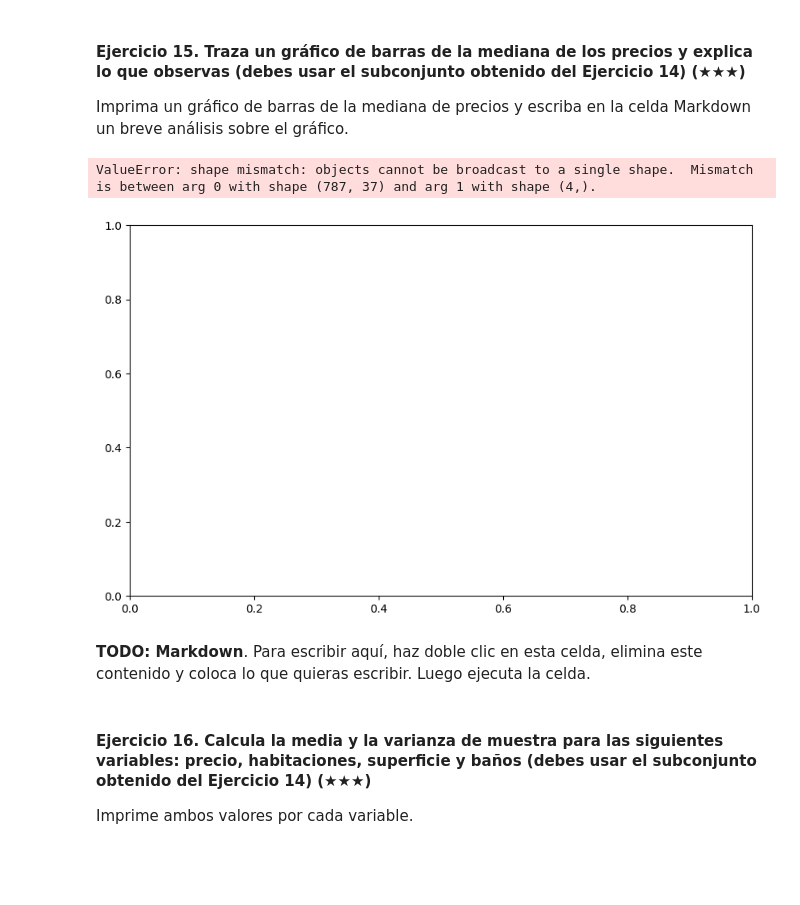
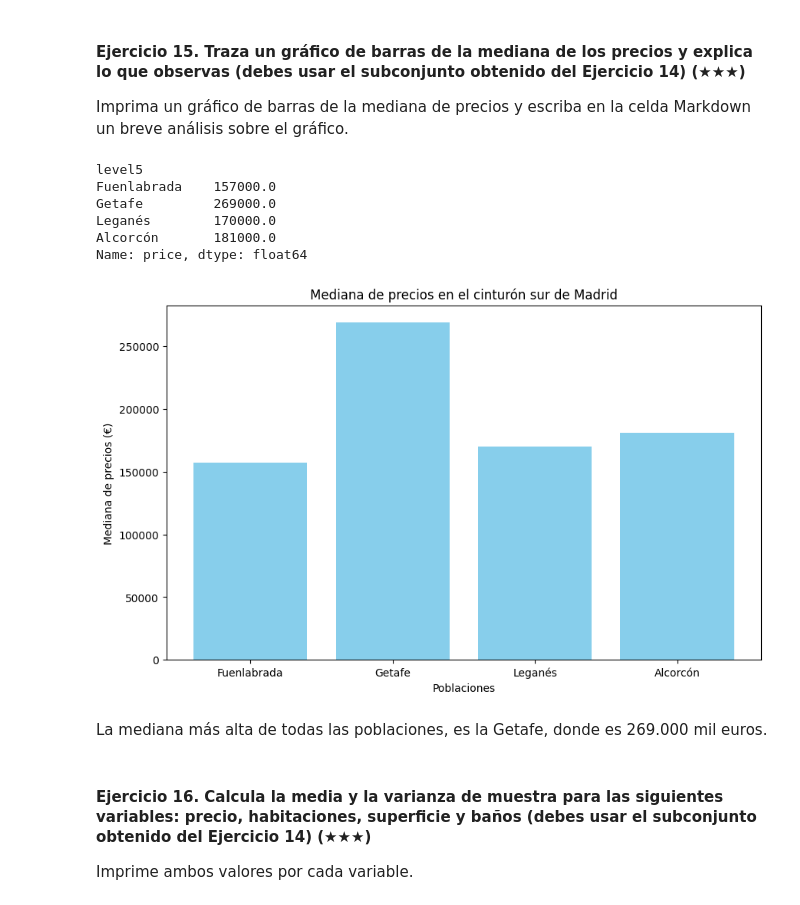
Before and after one commit to emecezeta/realestate-datacleanup-exercise, a Jupyter notebook: project.es.ipynb, the cells around one changed output. Cells and saved outputs as stored; diff of their text form; code cells hidden in the pictures; blank space fills up the shorter version.

```diff
--- a/project.es.ipynb
+++ b/project.es.ipynb
@@ -283,7 +283,7 @@ Name: Unnamed: 0, Length: 168, dtype: int64
 Pista: Filtra el DataFrame original usando la columna `level5` y la función `isin`.
 # %%
 subconjunto =['Fuenlabrada', 'Getafe', 'Leganés','Alcorcón']
-cinturon_sur = df[df['level5'].isin(subconjunto)]
+cinturon_sur = df[df['level5'].isin(subconjunto)].copy()
 (cinturon_sur)
 # %% [output]
 |  | Unnamed: 0 | id_realEstates | isNew | realEstate_name | phone_realEstate | url_inmueble | rooms | ... |
@@ -304,15 +304,25 @@ cinturon_sur = df[df['level5'].isin(subconjunto)]
 
 Imprima un gráfico de barras de la mediana de precios y escriba en la celda Markdown un breve análisis sobre el gráfico.
 # %%
-median = cinturon_sur.groupby('level5')['price'].median()
+median =cinturon_sur.groupby('level5')['price'].median().reindex(subconjunto)
+print(median)
+
 plt.figure(figsize=(10,6))
-plt.bar(cinturon_sur,median, color='skyblue', width=0.7)
+plt.bar(subconjunto, median, color='skyblue', width=0.8)
+plt.title('Mediana de precios en el cinturón sur de Madrid')
+plt.xlabel('Poblaciones')
+plt.ylabel('Mediana de precios (€)')
 plt.show()
 # %% [output]
-ValueError: shape mismatch: objects cannot be broadcast to a single shape.  Mismatch is between arg 0 with shape (787, 37) and arg 1 with shape (4,).
+level5
+Fuenlabrada    157000.0
+Getafe         269000.0
+Leganés        170000.0
+Alcorcón       181000.0
+Name: price, dtype: float64
-[figure, old version]
+[figure, new version]
 # %% [markdown]
-**TODO: Markdown**. Para escribir aquí, haz doble clic en esta celda, elimina este contenido y coloca lo que quieras escribir. Luego ejecuta la celda.
+La mediana más alta de todas las poblaciones, es la Getafe, donde es 269.000 mil euros.
 # %% [markdown]
 #### Ejercicio 16. Calcula la media y la varianza de muestra para las siguientes variables: precio, habitaciones, superficie y baños (debes usar el subconjunto obtenido del Ejercicio 14) (★★★)
 
```
Also changed, not shown: parts of 9 cells of this notebook.
